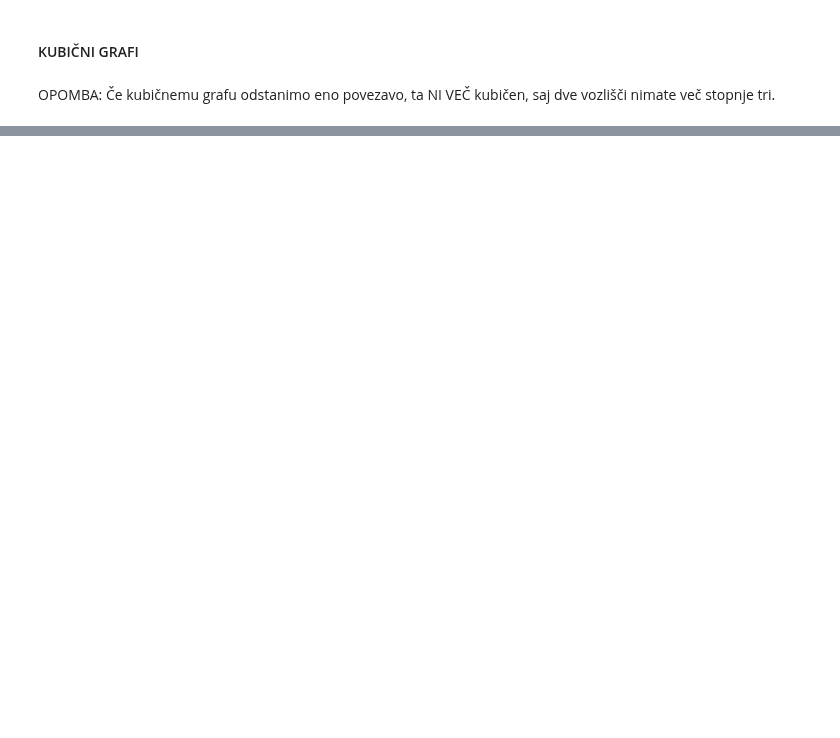
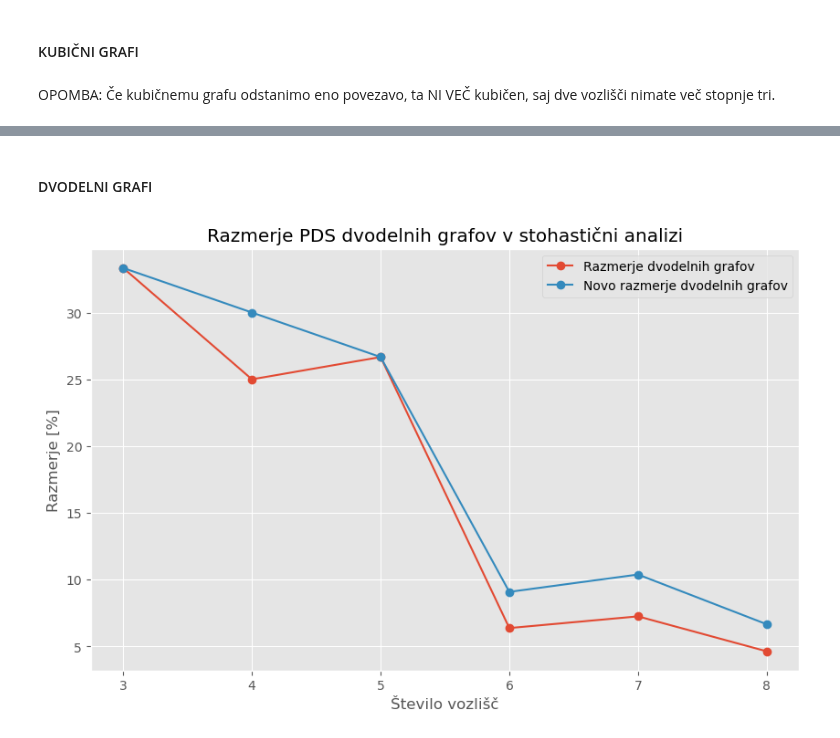
Before and after one commit to maticccc/Pingdingshan-number, a Jupyter notebook: test_sagea.ipynb, the cells around one changed output, grey strips where cells are left out. Cells and saved outputs as stored; diff of their text form; code cells hidden in the pictures; blank space fills up the shorter version.

```diff
--- a/test_sagea.ipynb
+++ b/test_sagea.ipynb
@@ -287,0 +543,5 @@ def odstranitev_povezave(graf):
+# %%
+vsi_dvod_grafi_st_povezav = stevilo_povezav(pds_dvodelni)
+# %%
+razmerje_vsi_dvod_grafi = razmerje(vsi_dvod_grafi_st_povezav, pds_dvodelni)
+razmerje_vsi_dvod_grafi
@@ -287,0 +557,5 @@ def odstranitev_povezave(graf):
+# %%
+prilagojeni_dvod_grafi_st_pov = stevilo_povezav(nov_grafi_dvod)
+# %%
+razmerje_prilagojeni_dvod_grafi = razmerje(prilagojeni_dvod_grafi_st_pov, nov_grafi_dvod)
+razmerje_prilagojeni_dvod_grafi
@@ -340,0 +711,31 @@ nov_pds_kub
+# %% [markdown]
+#### DVODELNI GRAFI
+# %%
+def graf_pds_2(slovar1, slovar2):
+    sl1 = {}
+    sl2 = {}
+    for kljuc in slovar1:
+        if kljuc >=3:
+            sl1[kljuc] = slovar1[kljuc] * 100
+    for kljuc in slovar2:
+        if kljuc >=3:
+            sl2[kljuc] = slovar2[kljuc] * 100
+    x_1, y_1 = list(sl1.keys()), list(sl1.values())
+    x_2, y_2 = list(sl2.keys()), list(sl2.values())
+
+    plt.style.use('ggplot')
+
+    plt.figure(figsize = (10, 6))
+    plt.plot(x_1, y_1, marker='o', label='Razmerje dvodelnih grafov')
+    plt.plot(x_2, y_2, marker='o', label='Novo razmerje dvodelnih grafov')
+
+    plt.xlabel('Število vozlišč')
+    plt.ylabel('Razmerje [%]')
+    plt.title('Razmerje PDS dvodelnih grafov v stohastični analizi')
+    plt.legend()
+    plt.grid(True)
+    plt.show()
+
+graf_pds_2(razmerje_vsi_dvod_grafi, razmerje_prilagojeni_dvod_grafi)
+# %% [output]
+[figure, added]
```
Also changed, not shown: parts of 80 cells of this notebook.
